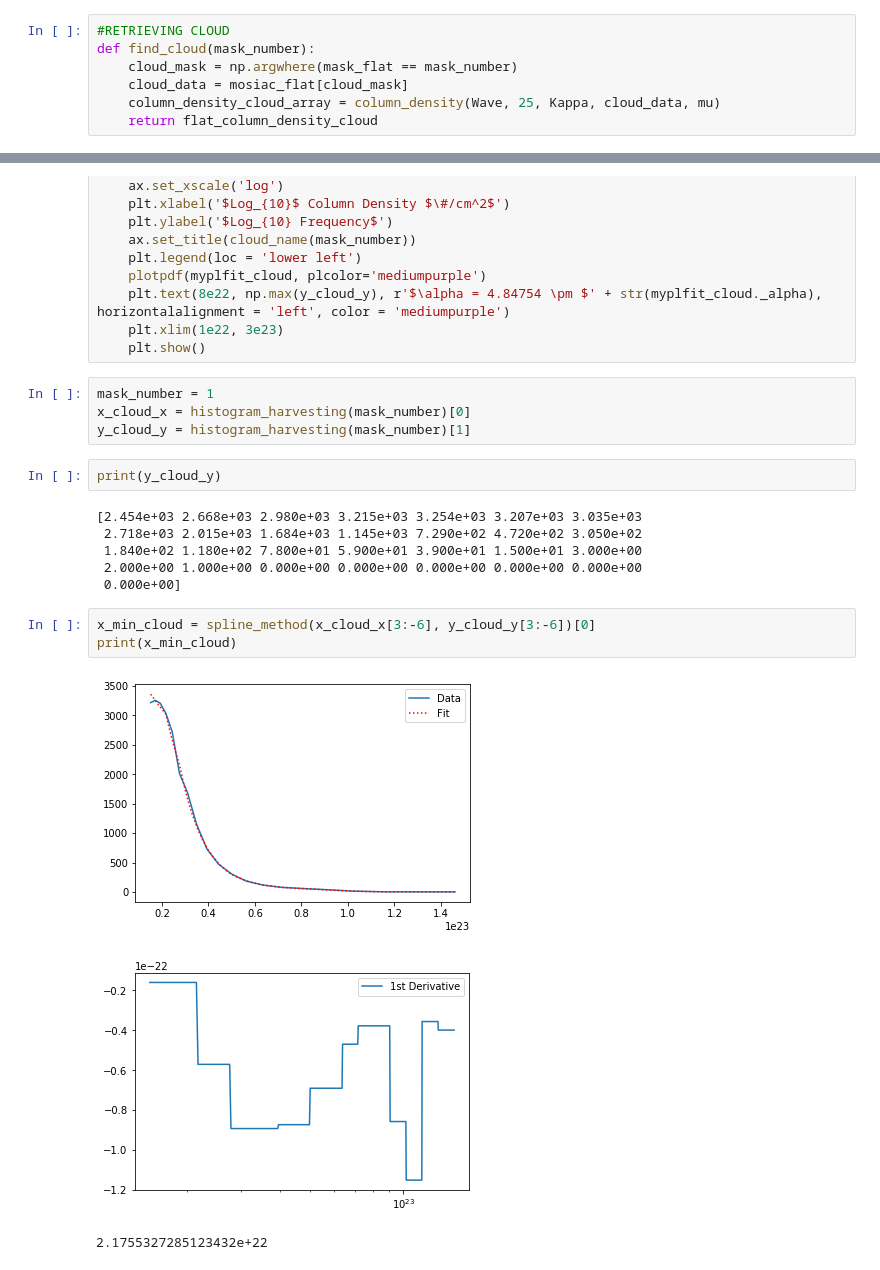
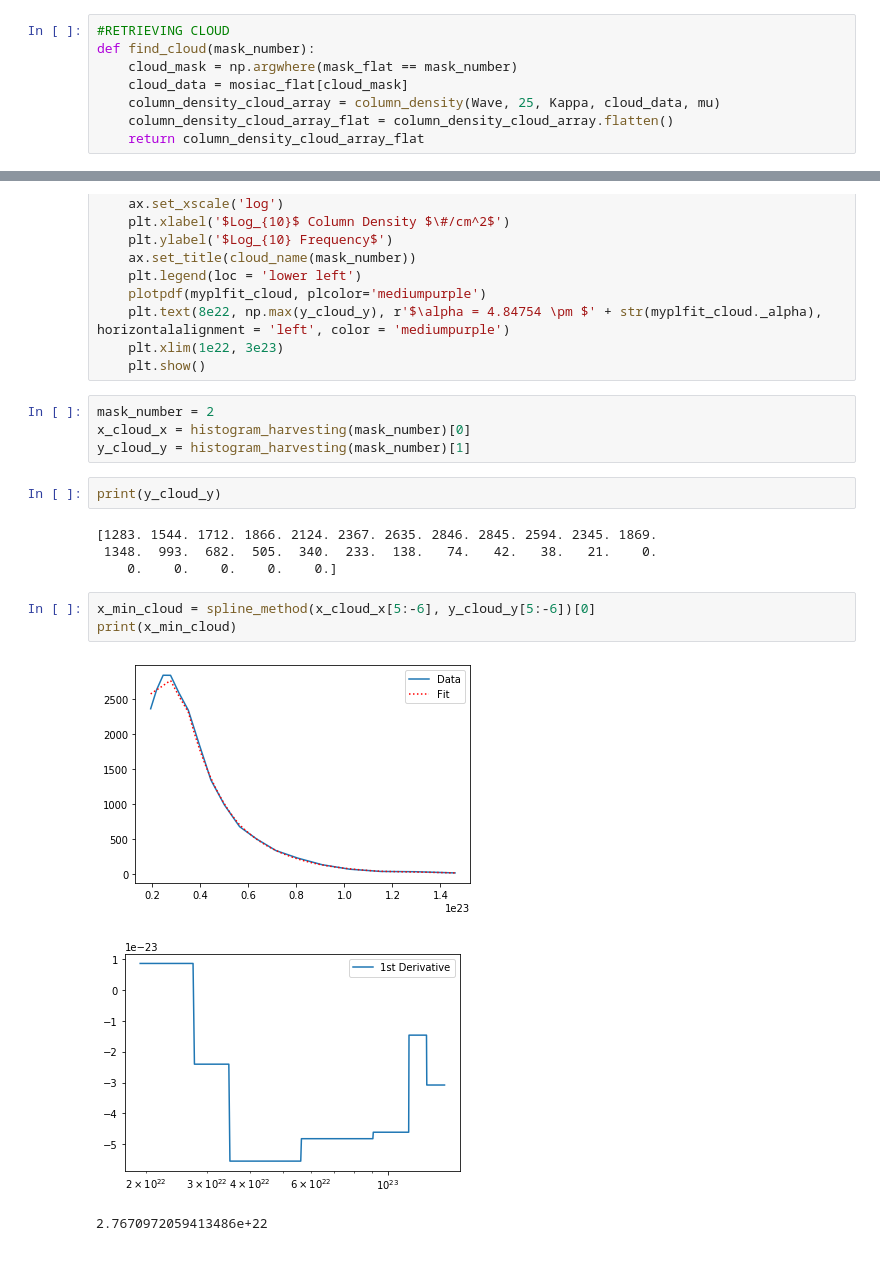
Before and after one commit to Hannahkoziol/PDF_fitting, a Jupyter notebook: PDF_Fitting_CMZoom.ipynb, the cells around one changed output, grey strips where cells are left out. Saved outputs shown, nothing was run; the diff lists cells and outputs as text.

```diff
--- a/PDF_Fitting_CMZoom.ipynb
+++ b/PDF_Fitting_CMZoom.ipynb
@@ -132,7 +132,8 @@ def find_cloud(mask_number):
     cloud_mask = np.argwhere(mask_flat == mask_number)
     cloud_data = mosiac_flat[cloud_mask]
     column_density_cloud_array = column_density(Wave, 25, Kappa, cloud_data, mu)
-    return flat_column_density_cloud
+    column_density_cloud_array_flat = column_density_cloud_array.flatten()
+    return column_density_cloud_array_flat
 # %%
 #CLOUD NAME
 def cloud_name(mask_number):
@@ -278,24 +279,22 @@ def final_histogram(column_density, mask_number):
     plt.xlim(1e22, 3e23)
     plt.show()
 # %%
-mask_number = 1
+mask_number = 2
 x_cloud_x = histogram_harvesting(mask_number)[0]
 y_cloud_y = histogram_harvesting(mask_number)[1]
 # %%
 print(y_cloud_y)
 # %% [output]
-[2.454e+03 2.668e+03 2.980e+03 3.215e+03 3.254e+03 3.207e+03 3.035e+03
- 2.718e+03 2.015e+03 1.684e+03 1.145e+03 7.290e+02 4.720e+02 3.050e+02
- 1.840e+02 1.180e+02 7.800e+01 5.900e+01 3.900e+01 1.500e+01 3.000e+00
- 2.000e+00 1.000e+00 0.000e+00 0.000e+00 0.000e+00 0.000e+00 0.000e+00
- 0.000e+00]
+[1283. 1544. 1712. 1866. 2124. 2367. 2635. 2846. 2845. 2594. 2345. 1869.
+ 1348.  993.  682.  505.  340.  233.  138.   74.   42.   38.   21.    0.
+    0.    0.    0.    0.    0.]
 # %%
-x_min_cloud = spline_method(x_cloud_x[3:-6], y_cloud_y[3:-6])[0]
+x_min_cloud = spline_method(x_cloud_x[5:-6], y_cloud_y[5:-6])[0]
 print(x_min_cloud)
 # %% [output]
-[figure, old version]
+[figure, new version]
-[figure, old version]
+[figure, new version]
-2.1755327285123432e+22
+2.7670972059413486e+22
 # %%
 flat_column_density_array_cloud = find_cloud(mask_number)
 myplfit_cloud = plfit_method(flat_column_density_array_cloud, x_min_cloud)
```
Also changed, not shown: parts of 2 cells of this notebook.
